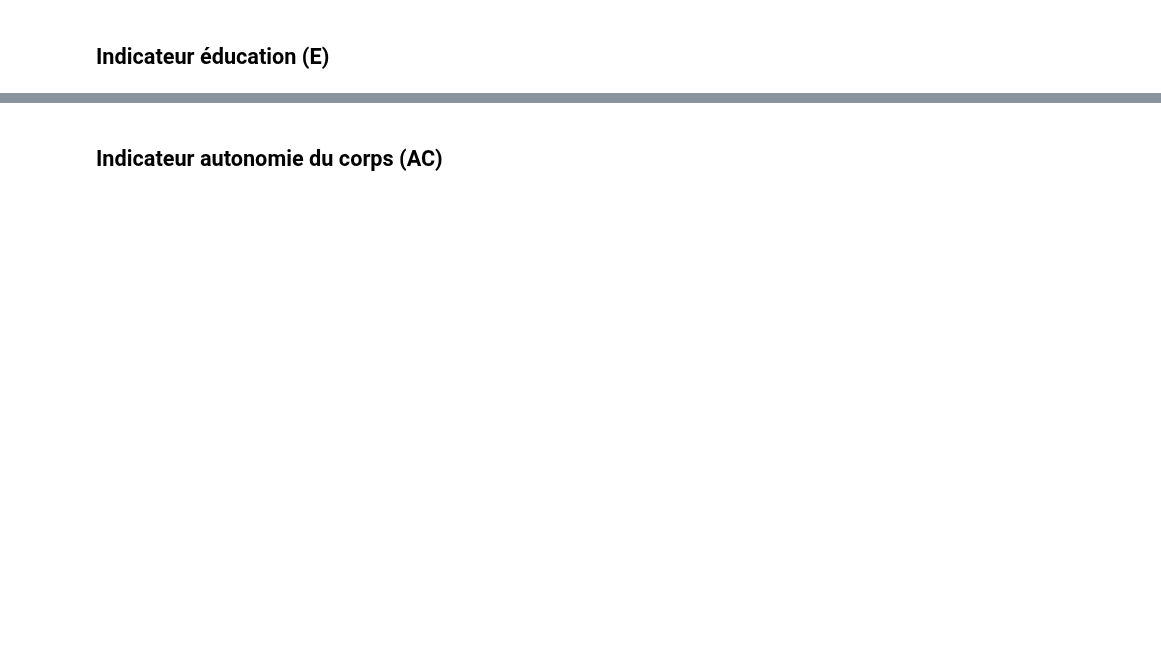
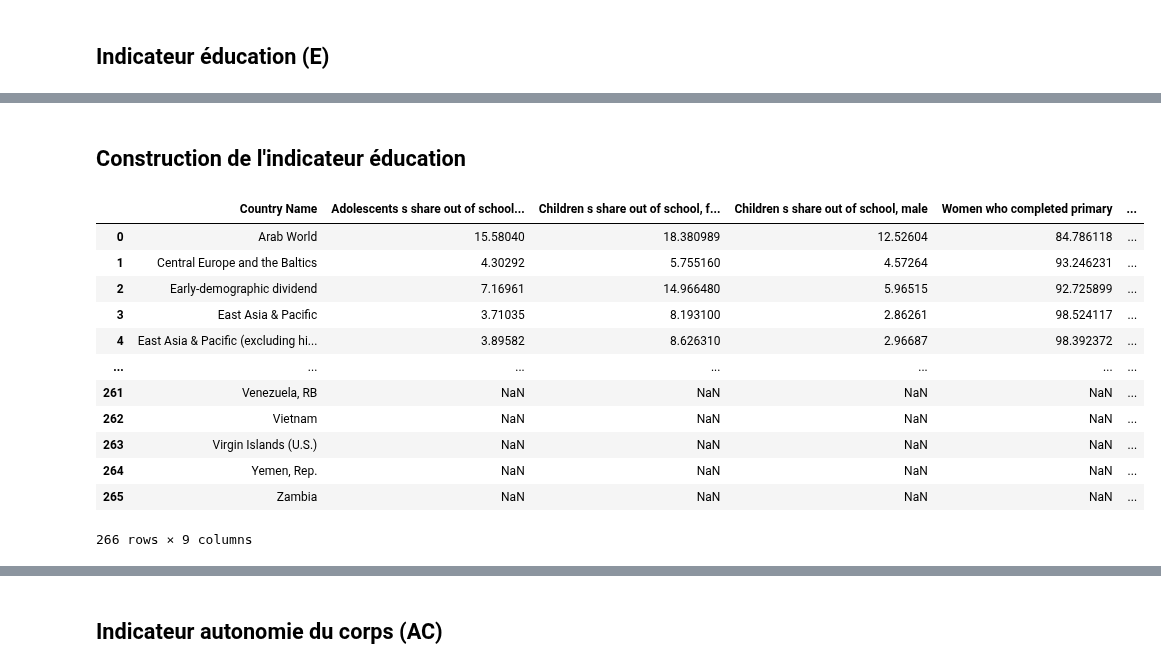
Before and after one commit to cmllbll/Gender-Inequalities-and-Development, a Jupyter notebook: création indicateurs fertilité et situation économiquee.ipynb, the cells around one changed output, grey strips where cells are left out. Cells and saved outputs as stored; diff of their text form; code cells hidden in the pictures; blank space fills up the shorter version.

```diff
--- a/création indicateurs fertilité et situation économiquee.ipynb
+++ b/création indicateurs fertilité et situation économiquee.ipynb
@@ -455,0 +838,20 @@ df_etude_sup.head(5)
+# %% [markdown]
+## Construction de l'indicateur éducation
+# %%
+#On fusionne le data frame précédent avec celui contenant les données pour le PIB
+df_education2=df_education.merge(df_pib, on='Country Name', how='outer')
+df_education2
+# %% [output]
+|  | Country Name | Adolescents s share out of school... | Children s share out of school, f... | Children s share out of school, male | Women who completed primary | ... |
+| 0 | Arab World | 15.58040 | 18.380989 | 12.52604 | 84.786118 | ... |
+| 1 | Central Europe and the Baltics | 4.30292 | 5.755160 | 4.57264 | 93.246231 | ... |
+| 2 | Early-demographic dividend | 7.16961 | 14.966480 | 5.96515 | 92.725899 | ... |
+| 3 | East Asia & Pacific | 3.71035 | 8.193100 | 2.86261 | 98.524117 | ... |
+| 4 | East Asia & Pacific (excluding hi... | 3.89582 | 8.626310 | 2.96687 | 98.392372 | ... |
+| ... | ... | ... | ... | ... | ... | ... |
+| 261 | Venezuela, RB | NaN | NaN | NaN | NaN | ... |
+| 262 | Vietnam | NaN | NaN | NaN | NaN | ... |
+| 263 | Virgin Islands (U.S.) | NaN | NaN | NaN | NaN | ... |
+| 264 | Yemen, Rep. | NaN | NaN | NaN | NaN | ... |
+| 265 | Zambia | NaN | NaN | NaN | NaN | ... |
+266 rows × 9 columns
```
Also changed, not shown: parts of 53 cells of this notebook, 1 other file.
